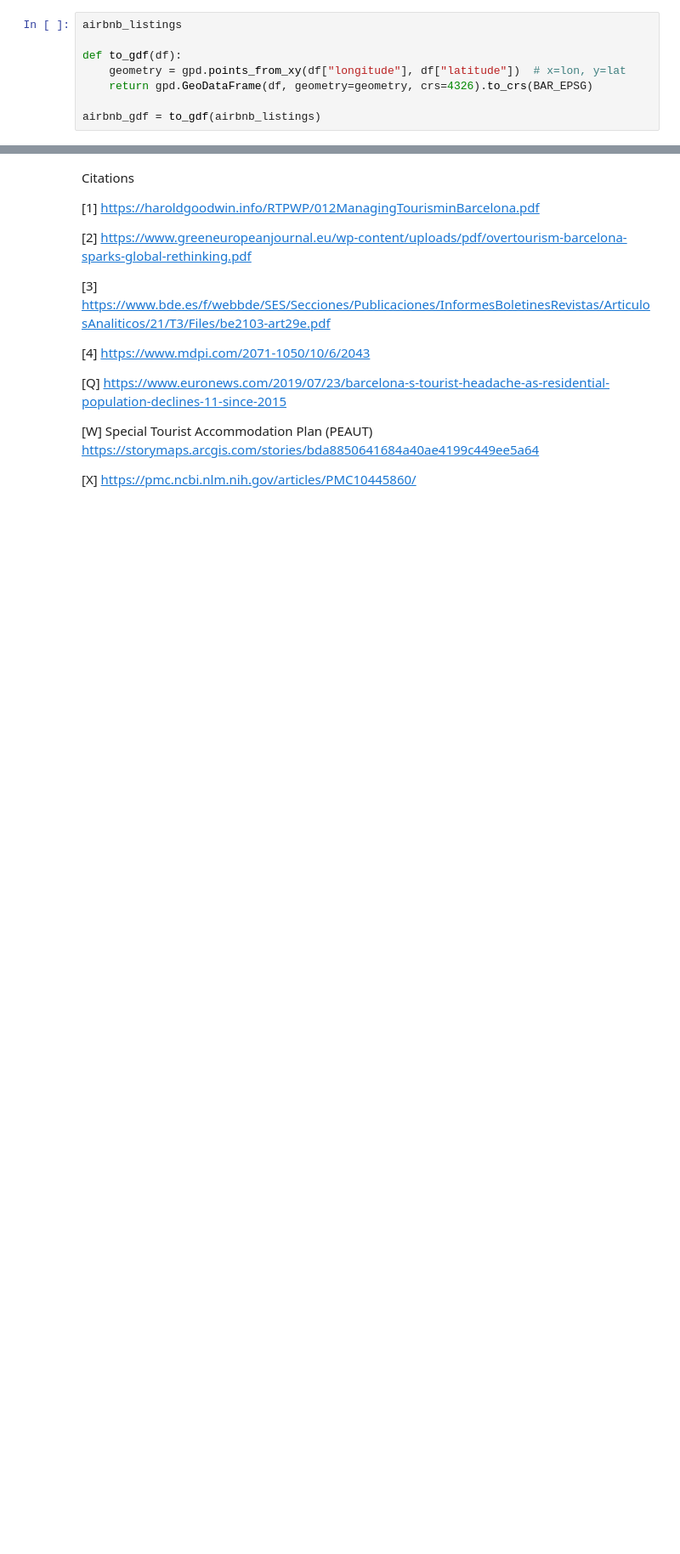
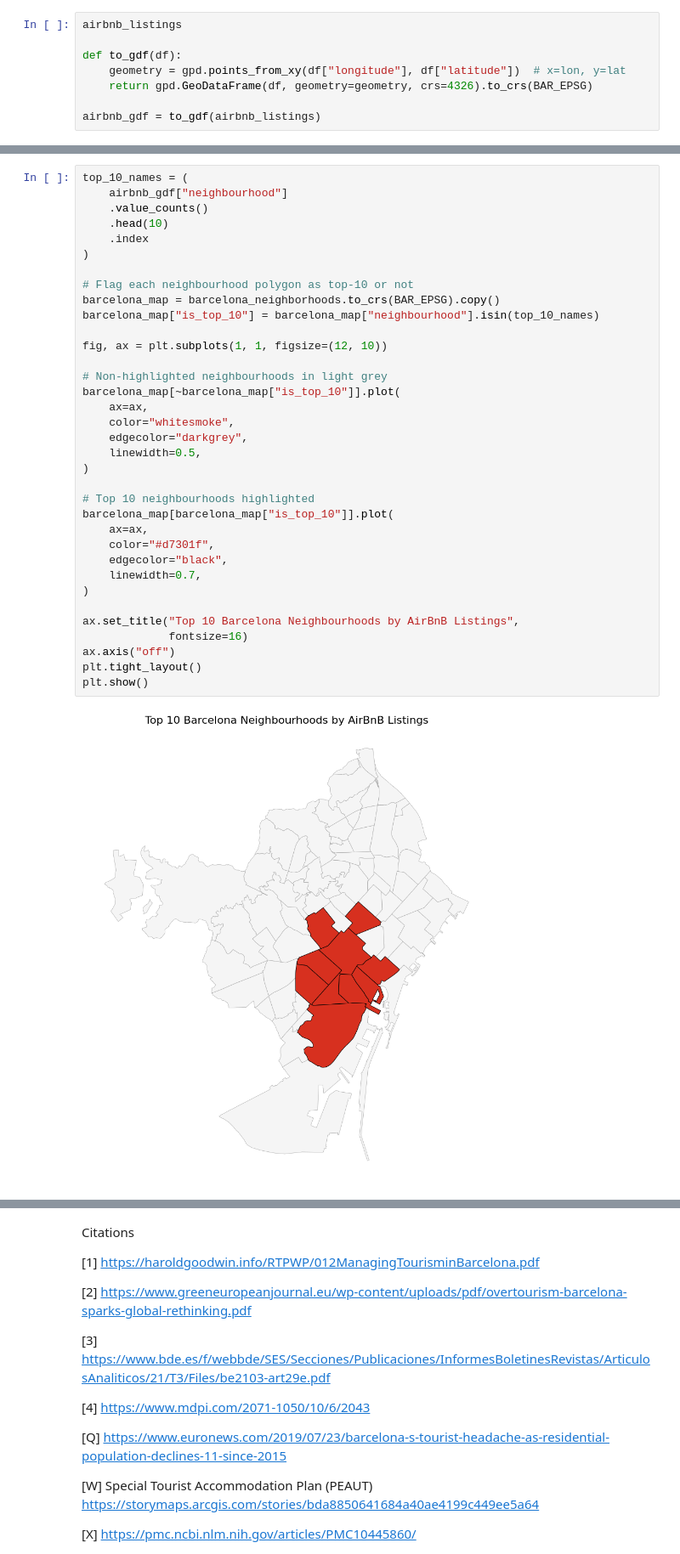
Before and after one commit to ganon-evans-capp/ds-20195-GE-final-project, a Jupyter notebook: Data_and_the_State_Final_Project_GE.ipynb, the cells around one changed output, grey strips where cells are left out. Shown at 85% size. Cells and saved outputs as stored; diff of their text form; blank space fills up the shorter version.

```diff
--- a/Data_and_the_State_Final_Project_GE.ipynb
+++ b/Data_and_the_State_Final_Project_GE.ipynb
@@ -117,0 +209,37 @@ Can maybe transition this to a measure of density? Find some other way to scale
+# %%
+top_10_names = (
+    airbnb_gdf["neighbourhood"]
+    .value_counts()
+    .head(10)
+    .index
+)
+
+# Flag each neighbourhood polygon as top-10 or not
+barcelona_map = barcelona_neighborhoods.to_crs(BAR_EPSG).copy()
+barcelona_map["is_top_10"] = barcelona_map["neighbourhood"].isin(top_10_names)
+
+fig, ax = plt.subplots(1, 1, figsize=(12, 10))
+
+# Non-highlighted neighbourhoods in light grey
+barcelona_map[~barcelona_map["is_top_10"]].plot(
+    ax=ax,
+    color="whitesmoke",
+    edgecolor="darkgrey",
+    linewidth=0.5,
+)
+
+# Top 10 neighbourhoods highlighted
+barcelona_map[barcelona_map["is_top_10"]].plot(
+    ax=ax,
+    color="#d7301f",
+    edgecolor="black",
+    linewidth=0.7,
+)
+
+ax.set_title("Top 10 Barcelona Neighbourhoods by AirBnB Listings",
+             fontsize=16)
+ax.axis("off")
+plt.tight_layout()
+plt.show()
+# %% [output]
+[figure, added]
```
Also changed, not shown: parts of 29 cells of this notebook.
